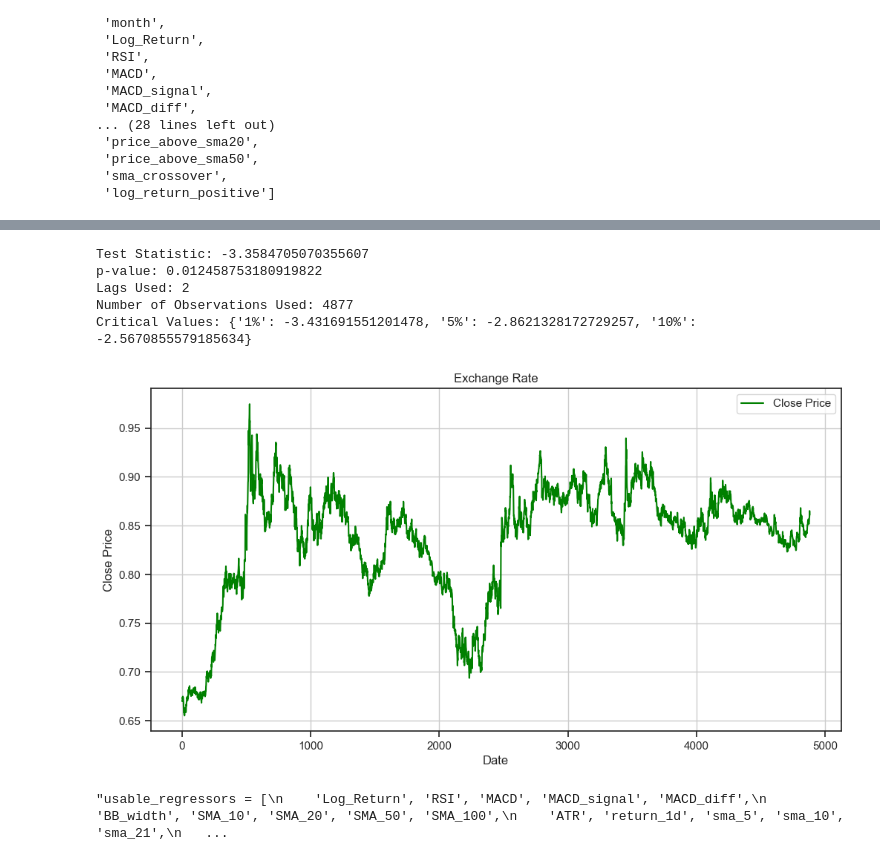
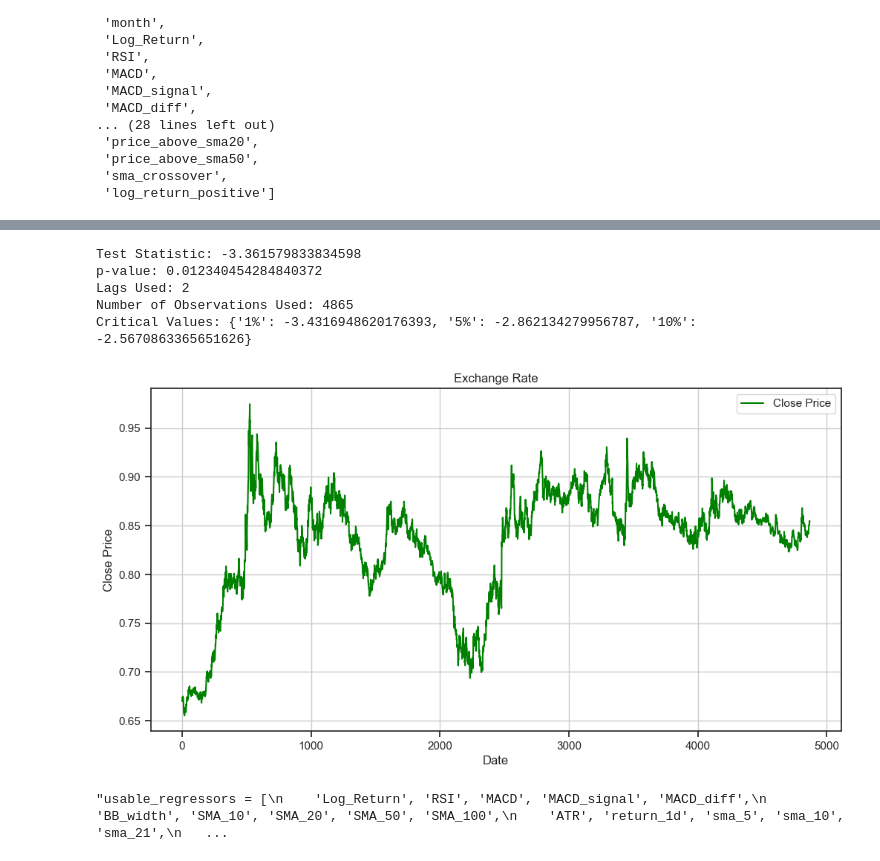
Before and after one commit to SteveParadox/TF_Analysis, a Jupyter notebook: FM_Analysis.ipynb, the cells around one changed output, grey strips where cells are left out. Drawn from its saved outputs; the diff is of its cells as text; code cells hidden in the pictures.

```diff
--- a/FM_Analysis.ipynb
+++ b/FM_Analysis.ipynb
@@ -577,3 +577,16 @@ df.head()
 | 3 | 2006-12-29 | 0.6697 | 0.6744 | 0.6694 | 0.6740 | 0 | 4 | 12 | 0.006102 | 54.395568 | ... |
 | 4 | 2007-01-01 | 0.6735 | 0.6741 | 0.6723 | 0.6739 | 0 | 0 | 1 | -0.000148 | 54.097079 | ... |
 5 rows × 47 columns
+# %%
+from datetime import timedelta
+
+# Remove timezone awareness
+today = pd.Timestamp.utcnow().replace(tzinfo=None).normalize()
+two_weeks_ago = today - timedelta(days=14)
+
+# Ensure Date column is also tz-naive
+df['Date'] = pd.to_datetime(df['Date']).dt.tz_localize(None)
+
+# Filter
+df_train = df[df['Date'] < two_weeks_ago].reset_index(drop=True)
+df_last_2weeks = df[df['Date'] >= two_weeks_ago].reset_index(drop=True)
@@ -630,7 +649,7 @@ from prophet import Prophet
 from statsmodels.tsa.stattools import adfuller
 
 # Perform the ADF test on the 'Close' price series
-adf_test = adfuller(df['Close'])
+adf_test = adfuller(df_train['Close'])
 
 # Organize and display the ADF test results
 adf_results = {
@@ -645,24 +664,24 @@ adf_results = {
 for key, value in adf_results.items():
     print(f"{key}: {value}")
 # %% [output]
-Test Statistic: -3.3584705070355607
-p-value: 0.012458753180919822
+Test Statistic: -3.361579833834598
+p-value: 0.012340454284840372
 Lags Used: 2
-Number of Observations Used: 4877
-Critical Values: {'1%': -3.431691551201478, '5%': -2.8621328172729257, '10%': -2.5670855579185634}
+Number of Observations Used: 4865
+Critical Values: {'1%': -3.4316948620176393, '5%': -2.862134279956787, '10%': -2.5670863365651626}
 # %%
 # Plot the differenced 'Close' price to visualize stationarity
 
 plt.figure(figsize=(12, 6))
-plt.plot(df.index, df['Close'], label='Close Price', color='green')  # Plot differenced close prices
+plt.plot(df_train.index, df_train['Close'], label='Close Price', color='green')  # Plot differenced close prices
 plt.title("Exchange Rate")                                       # Chart title
 plt.xlabel("Date")                                                       # X-axis label
 plt.ylabel("Close Price")                                                # Y-axis label
 plt.legend()
 plt.grid()
 plt.show()
 # %% [output]
-[figure, old version]
+[figure, new version]
 # %%
 # === Model Evaluation Metrics ===
 
```
Also changed, not shown: parts of 43 cells of this notebook.
